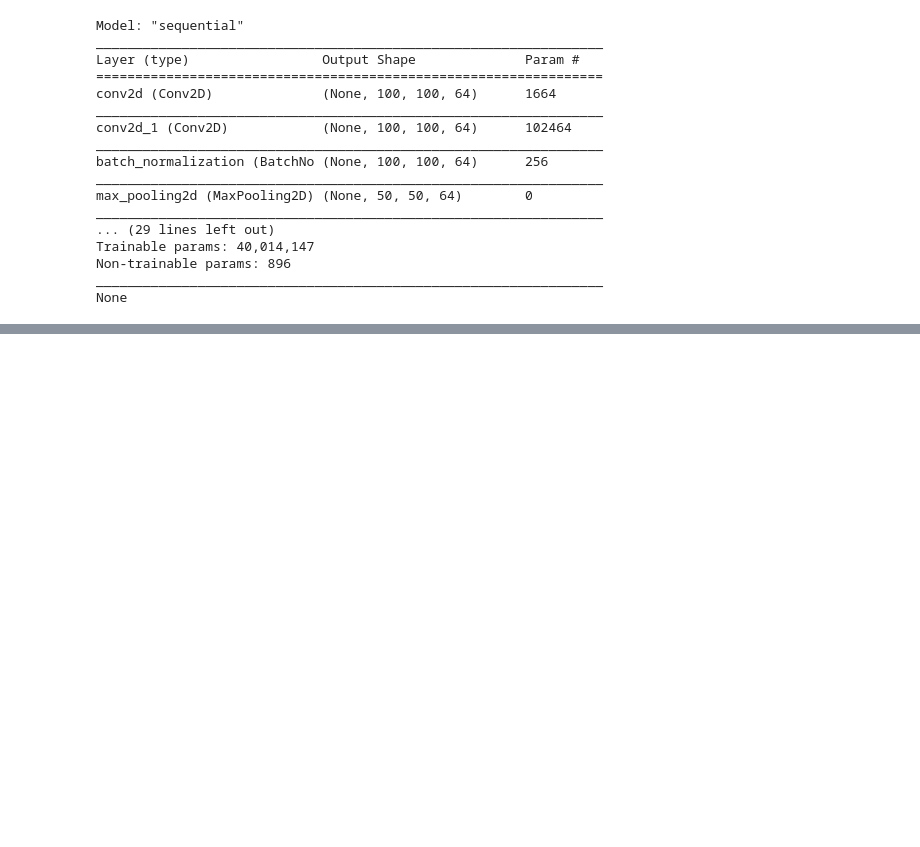
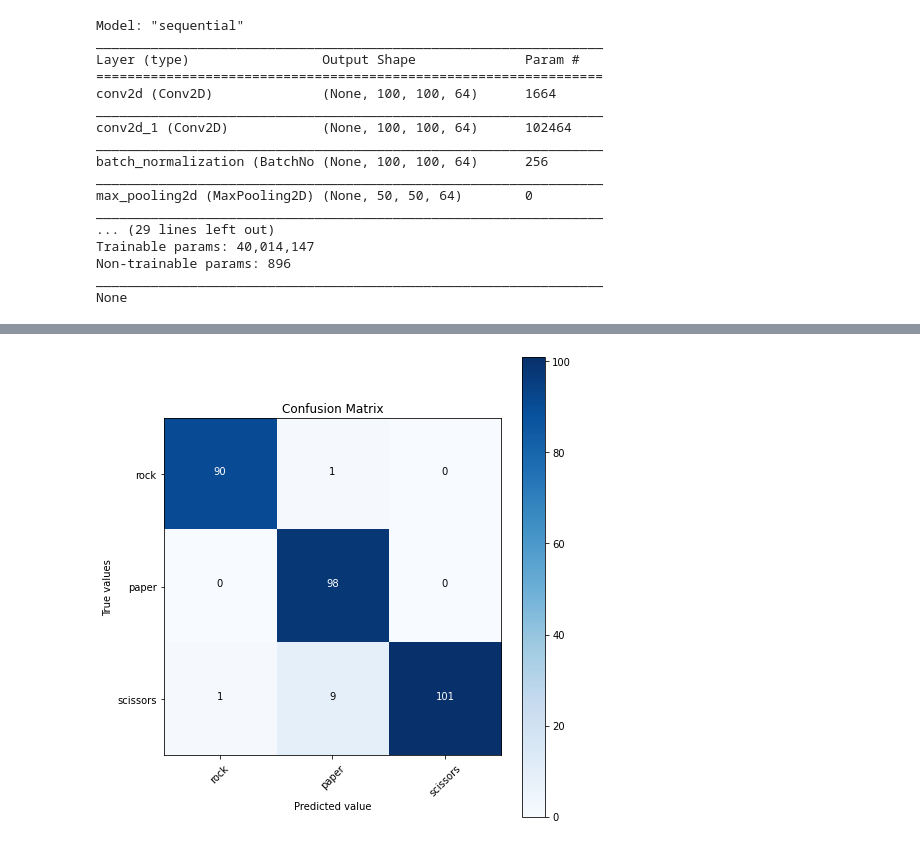
Before and after one commit to pavi-ninjaac/DeepLearningProjects, a Jupyter notebook: rock_paper_seacer_model_training.ipynb, the cells around one changed output, grey strips where cells are left out. Saved outputs shown, nothing was run; the diff lists cells and outputs as text; code cells hidden in the pictures; blank space fills up the shorter version.

```diff
--- a/rock_paper_seacer_model_training.ipynb
+++ b/rock_paper_seacer_model_training.ipynb
@@ -292,0 +388,4 @@ Epoch 15/50
+# %%
+plot_confueion_matrix(y_test = y_test , y_pred = y_pred)
+# %% [output]
+[figure, added]
```
Also changed, not shown: parts of 11 cells of this notebook.
